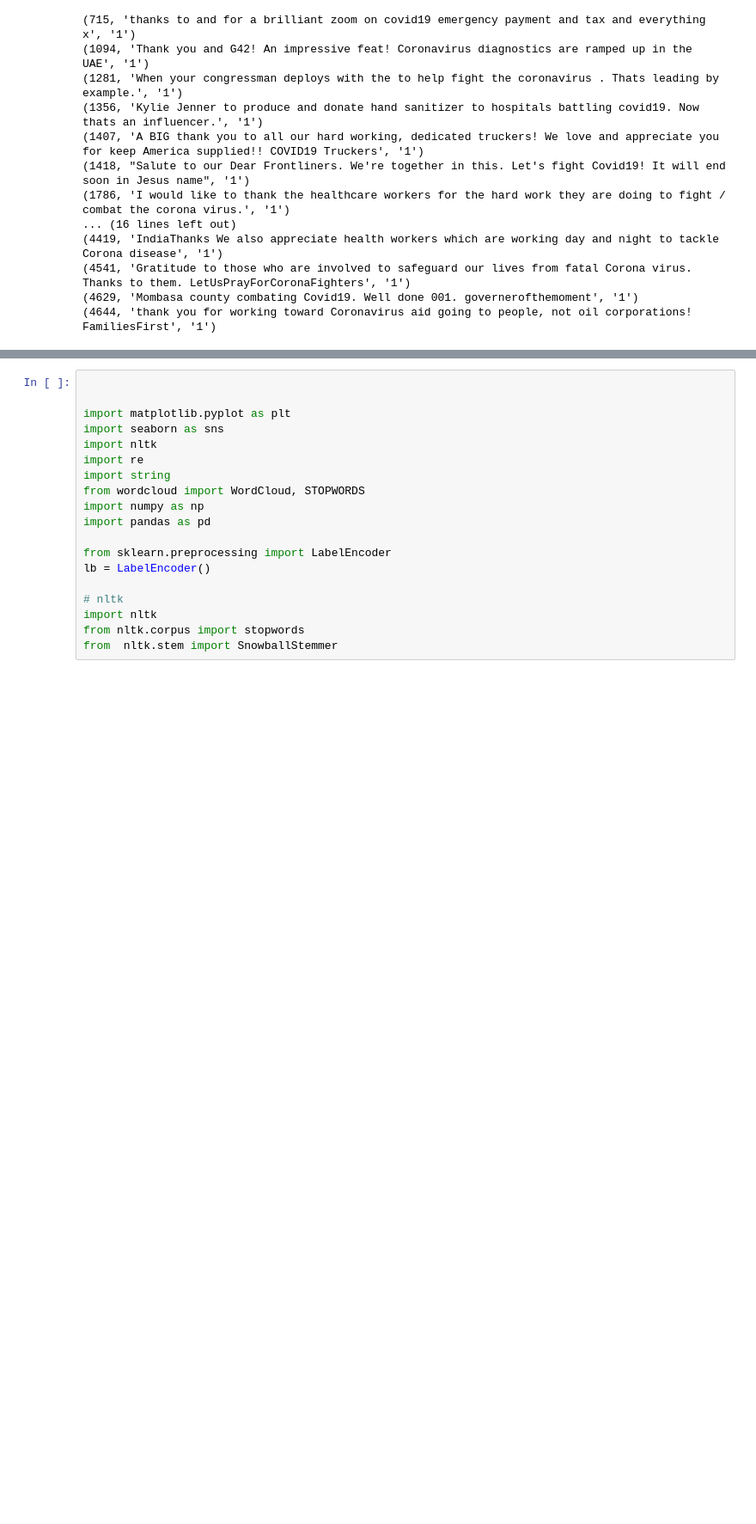
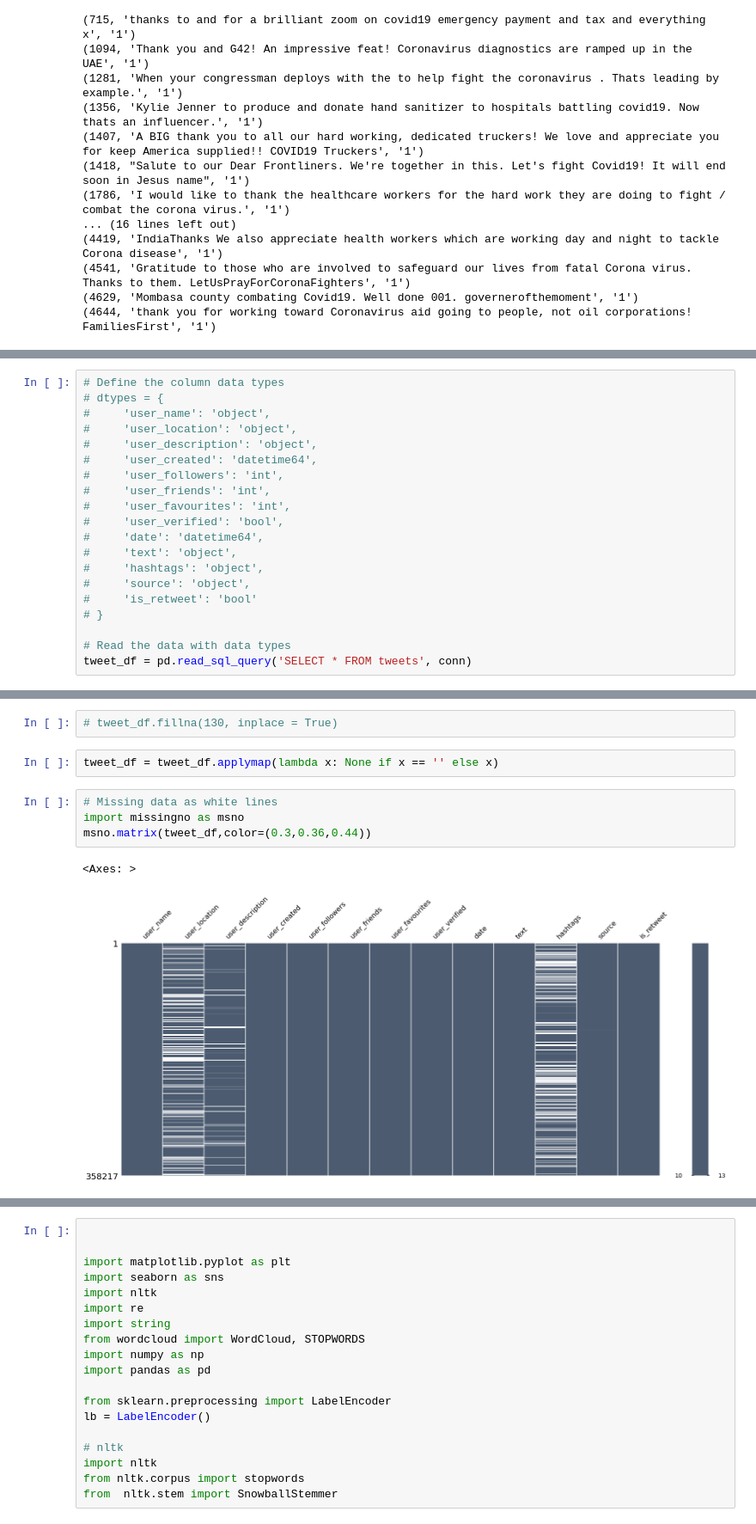
Before and after one commit to bobo-oo/Oo_Bo_Data_Science_Tool_Project, a Jupyter notebook: Oo_Bo_Data_Course_Project.ipynb, the cells around one changed output, grey strips where cells are left out. Shown at 86% size. Cells and saved outputs as stored; diff of their text form; blank space fills up the shorter version.

```diff
--- a/Oo_Bo_Data_Course_Project.ipynb
+++ b/Oo_Bo_Data_Course_Project.ipynb
@@ -248,0 +308,20 @@ rows
+# %%
+# Define the column data types
+# dtypes = {
+#     'user_name': 'object',
+#     'user_location': 'object',
+#     'user_description': 'object',
+#     'user_created': 'datetime64',
+#     'user_followers': 'int',
+#     'user_friends': 'int',
+#     'user_favourites': 'int',
+#     'user_verified': 'bool',
+#     'date': 'datetime64',
+#     'text': 'object',
+#     'hashtags': 'object',
+#     'source': 'object',
+#     'is_retweet': 'bool'
+# }
+
+# Read the data with data types
+tweet_df = pd.read_sql_query('SELECT * FROM tweets', conn)
@@ -248,0 +404,11 @@ rows
+# %%
+# tweet_df.fillna(130, inplace = True)
+# %%
+tweet_df = tweet_df.applymap(lambda x: None if x == '' else x)
+# %%
+# Missing data as white lines
+import missingno as msno
+msno.matrix(tweet_df,color=(0.3,0.36,0.44))
+# %% [output]
+<Axes: >
+[figure, added]
```
Also changed, not shown: parts of 114 cells of this notebook.
